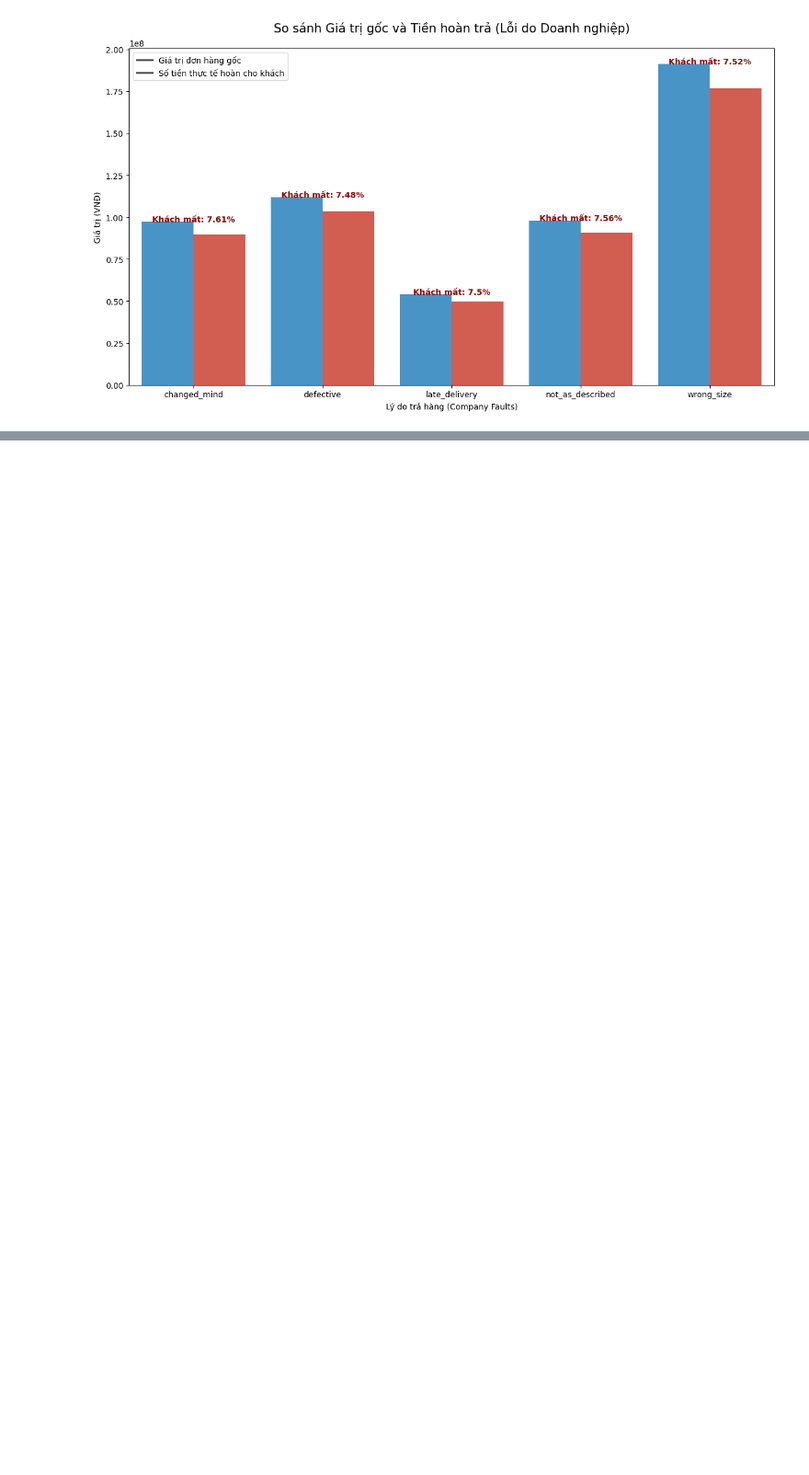
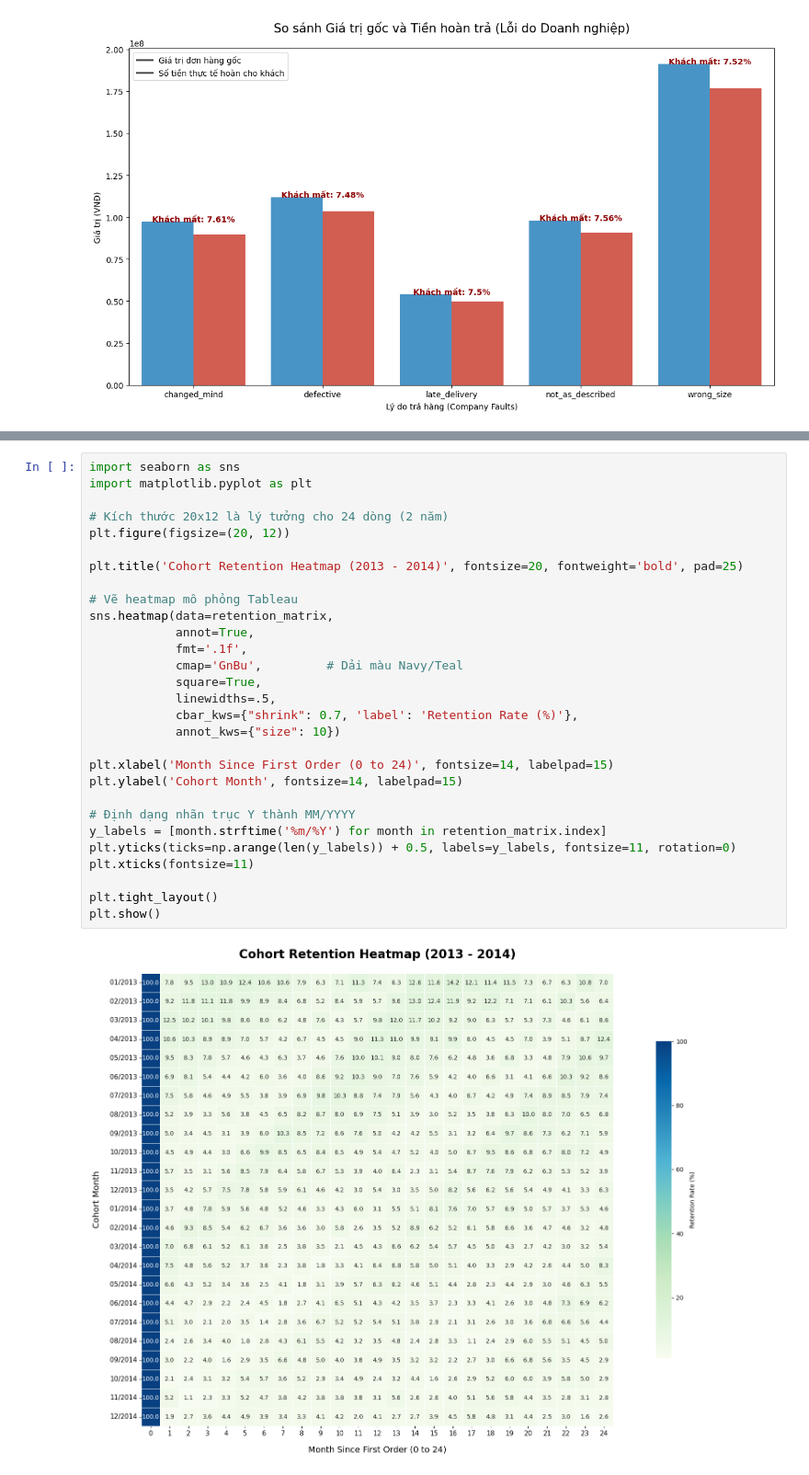
Before and after one commit to bee1zebub05/datathon-2026, a Jupyter notebook: DB3_Customer.ipynb, the cells around one changed output, grey strips where cells are left out. Shown at 92% size. Cells and saved outputs as stored; diff of their text form; blank space fills up the shorter version.

Commit message:
DB3 Retention

```diff
--- a/DB3_Customer.ipynb
+++ b/DB3_Customer.ipynb
@@ -323,0 +347,31 @@ plt.show()
+# %%
+import seaborn as sns
+import matplotlib.pyplot as plt
+
+# Kích thước 20x12 là lý tưởng cho 24 dòng (2 năm)
+plt.figure(figsize=(20, 12))
+
+plt.title('Cohort Retention Heatmap (2013 - 2014)', fontsize=20, fontweight='bold', pad=25)
+
+# Vẽ heatmap mô phỏng Tableau
+sns.heatmap(data=retention_matrix,
+            annot=True,
+            fmt='.1f',
+            cmap='GnBu',         # Dải màu Navy/Teal
+            square=True,
+            linewidths=.5,
+            cbar_kws={"shrink": 0.7, 'label': 'Retention Rate (%)'},
+            annot_kws={"size": 10})
+
+plt.xlabel('Month Since First Order (0 to 24)', fontsize=14, labelpad=15)
+plt.ylabel('Cohort Month', fontsize=14, labelpad=15)
+
+# Định dạng nhãn trục Y thành MM/YYYY
+y_labels = [month.strftime('%m/%Y') for month in retention_matrix.index]
+plt.yticks(ticks=np.arange(len(y_labels)) + 0.5, labels=y_labels, fontsize=11, rotation=0)
+plt.xticks(fontsize=11)
+
+plt.tight_layout()
+plt.show()
+# %% [output]
+[figure, added]
```
Also changed, not shown: parts of 8 cells of this notebook.
